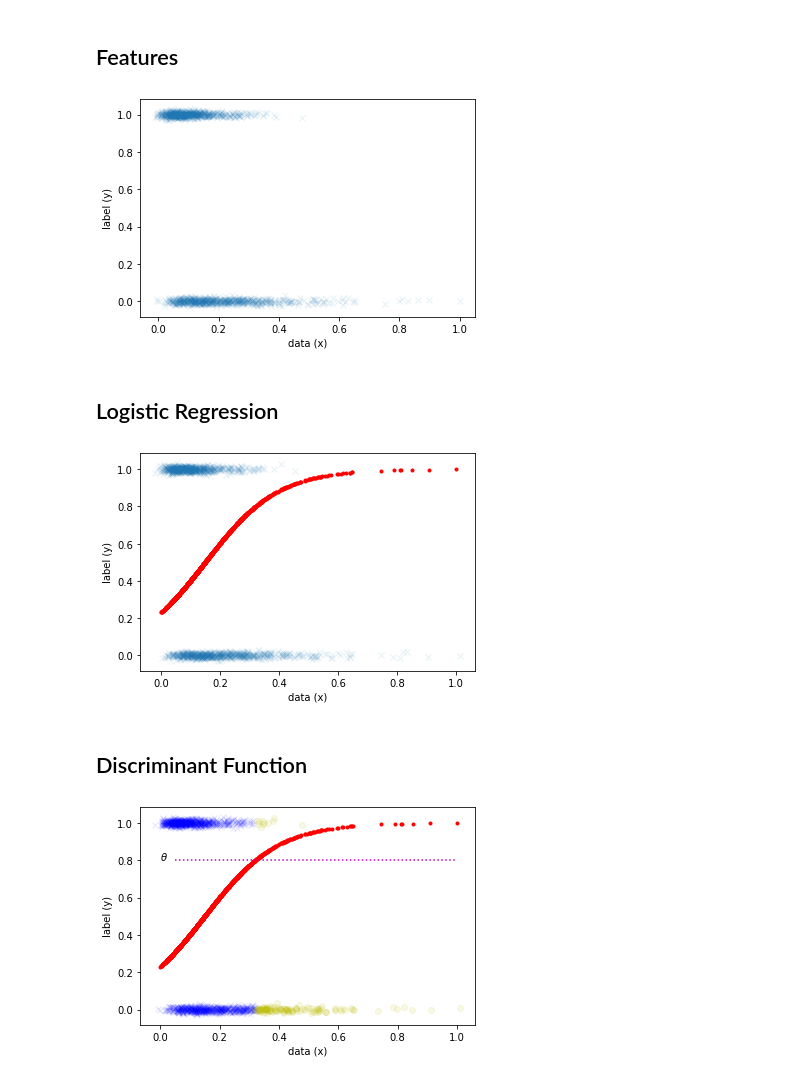
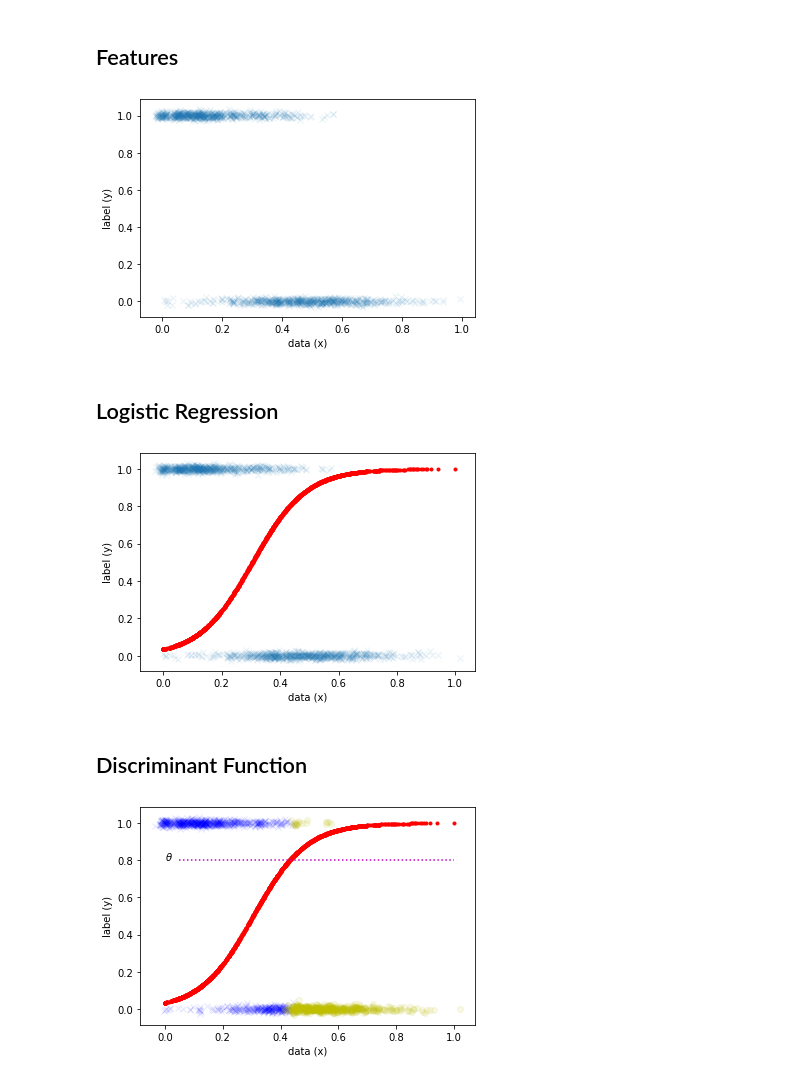
Before and after one commit to AndreaCastiella/MasterURJC, a Jupyter notebook: Ejercicio1.ipynb, the cells around one changed output. Drawn from its saved outputs; the diff is of its cells as text; code cells hidden in the pictures.

```diff
--- a/Ejercicio1.ipynb
+++ b/Ejercicio1.ipynb
@@ -109,31 +109,31 @@ for train_ix, test_ix in split_ix:
     Y_test  = Y_full.loc[test_ix].reset_index(drop=True)
 # %%
 scaler = MinMaxScaler()
-X = scaler.fit_transform(X_train[['feat_2']])
+X = scaler.fit_transform(X_train[['feat_4']])
 Y = Y_train.values.ravel() #Devuelve data como numpy
 # %%
 plt.plot(jitter(X,sigma=0.01), jitter(Y,sigma=0.01),'x',alpha=0.1)
 plt.xlabel('data (x)'); plt.ylabel('label (y)')
 plt.show()
 # %% [output]
-[figure, old version]
+[figure, new version]
 # %% [markdown]
 ## Logistic Regression
 # %%
 from sklearn.linear_model import LogisticRegression
 
 recta_regresion = LogisticRegression()
 recta_regresion.fit(X,Y)
 y_CDF = recta_regresion.predict_proba(X)
-y_pred = y_CDF[:,0]  #<-- use 0 instead of 1 to see the logistic curve of the other class
+y_pred = y_CDF[:,1]  #<-- use 0 instead of 1 to see the logistic curve of the other class
 
 
 plt.plot(jitter(X,sigma=0.01), jitter(Y,sigma=0.01),'x',alpha=0.1)
 plt.plot(X, y_pred, '.r')
 plt.xlabel('data (x)'); plt.ylabel('label (y)')
 plt.show()
 # %% [output]
-[figure, old version]
+[figure, new version]
 # %% [markdown]
 ## Discriminant Function
 # %%
@@ -153,4 +153,4 @@ plt.plot([0.05,1],[theta,theta],'m:')
 plt.xlabel('data (x)'); plt.ylabel('label (y)')
 plt.show()
 # %% [output]
-[figure, old version]
+[figure, new version]
```
